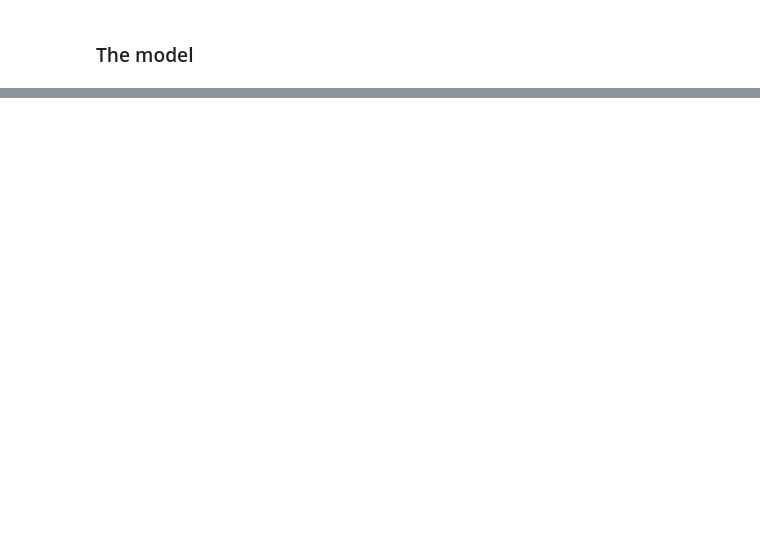
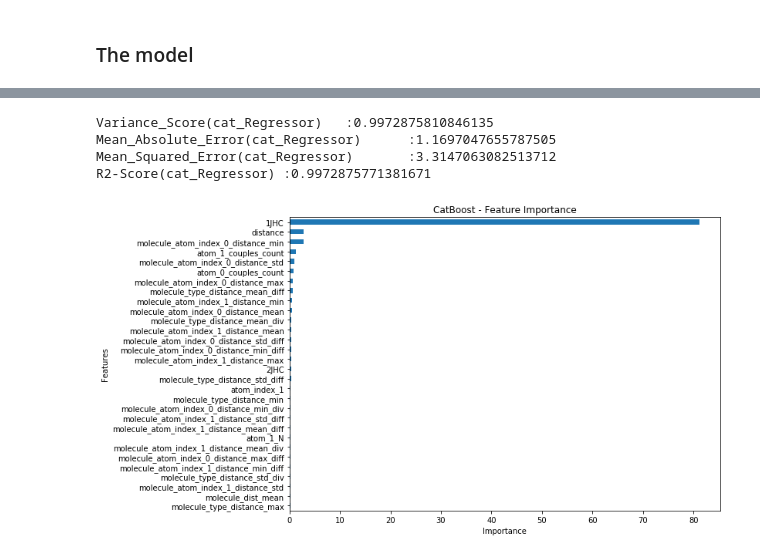
Before and after one commit to johngreibelarsen/predicting-molecular-properties, a Jupyter notebook: basic_feature_engineering_v2.ipynb, the cells around one changed output, grey strips where cells are left out. Drawn from its saved outputs; the diff is of its cells as text; code cells hidden in the pictures; blank space fills up the shorter version.

Commit message:
Added illustration for feature importance

```diff
--- a/basic_feature_engineering_v2.ipynb
+++ b/basic_feature_engineering_v2.ipynb
@@ -290,0 +530,11 @@ I DO NOT UNDERSTAND WHY THIS RESULTS IN A SCORE OF 2.423 ON KAGGLE WOULD HAVE EX
+# %%
+from sklearn.model_selection import train_test_split
+
+X_train_many_features, X_valid_many_features, y_train_many_features, y_valid_many_features = train_test_split(train_many_features_X, train_many_features_y, random_state = 13, test_size = 0.25)
+
+import gc
+
+del train_many_features_X
+del train_many_features_y
+
+gc.collect()
@@ -290,0 +543,4 @@ I DO NOT UNDERSTAND WHY THIS RESULTS IN A SCORE OF 2.423 ON KAGGLE WOULD HAVE EX
+# %%
+from catboost import CatBoostRegressor
+
+model_cat_many_features = CatBoostRegressor(iterations=100, depth= 13, random_seed = 23, task_type = "GPU", devices='0')
@@ -290,0 +557,18 @@ I DO NOT UNDERSTAND WHY THIS RESULTS IN A SCORE OF 2.423 ON KAGGLE WOULD HAVE EX
+# %%
+X_train_many_features = X_train_many_features.drop('id', axis=1)
+X_train_many_features = X_train_many_features.drop('molecule_name', axis=1)
+X_train_many_features = X_train_many_features.drop('atom_0', axis=1)
+X_train_many_features = X_train_many_features.drop('atom_1', axis=1)
+X_train_many_features = X_train_many_features.drop('type', axis=1)
+
+X_valid_many_features = X_valid_many_features.drop('id', axis=1)
+X_valid_many_features = X_valid_many_features.drop('molecule_name', axis=1)
+X_valid_many_features = X_valid_many_features.drop('atom_0', axis=1)
+X_valid_many_features = X_valid_many_features.drop('atom_1', axis=1)
+X_valid_many_features = X_valid_many_features.drop('type', axis=1)
+
+#test_many_features_X = test_many_features_X.drop('id', axis=1)
+#test_many_features_X = test_many_features_X.drop('molecule_name', axis=1)
+#test_many_features_X = test_many_features_X.drop('atom_0', axis=1)
+#test_many_features_X = test_many_features_X.drop('atom_1', axis=1)
+#test_many_features_X = test_many_features_X.drop('type', axis=1)
@@ -290,0 +579,2 @@ I DO NOT UNDERSTAND WHY THIS RESULTS IN A SCORE OF 2.423 ON KAGGLE WOULD HAVE EX
+# %%
+model_cat_many_features.fit(X_train_many_features, y_train_many_features, eval_set=(X_valid_many_features, y_valid_many_features), logging_level='Verbose', plot=True)
@@ -290,0 +604,12 @@ I DO NOT UNDERSTAND WHY THIS RESULTS IN A SCORE OF 2.423 ON KAGGLE WOULD HAVE EX
+# %%
+from sklearn.metrics import explained_variance_score, mean_absolute_error, mean_squared_error, r2_score
+
+print("Variance_Score(cat_Regressor)\t:"+str(explained_variance_score(y_valid_many_features,y_pred_many_features)))
+print("Mean_Absolute_Error(cat_Regressor)\t:"+str(mean_absolute_error(y_valid_many_features,y_pred_many_features)))
+print("Mean_Squared_Error(cat_Regressor)\t:"+str(mean_squared_error(y_valid_many_features,y_pred_many_features)))
+print("R2-Score(cat_Regressor)\t:"+str(r2_score(y_valid_many_features,y_pred_many_features)))
+# %% [output]
+Variance_Score(cat_Regressor)   :0.9972875810846135
+Mean_Absolute_Error(cat_Regressor)      :1.1697047655787505
+Mean_Squared_Error(cat_Regressor)       :3.3147063082513712
+R2-Score(cat_Regressor) :0.9972875771381671
@@ -290,0 +622,11 @@ I DO NOT UNDERSTAND WHY THIS RESULTS IN A SCORE OF 2.423 ON KAGGLE WOULD HAVE EX
+# %%
+import matplotlib.pyplot as plt
+
+fea_imp = pd.DataFrame({'col': X_train_many_features.columns, 'imp': model_cat_many_features.feature_importances_})
+fea_imp = fea_imp.sort_values(['imp', 'col'], ascending=[True, False]).iloc[-30:]
+fea_imp.plot(kind='barh', x='col', y='imp', figsize=(10, 7), legend=None)
+plt.title('CatBoost - Feature Importance')
+plt.ylabel('Features')
+plt.xlabel('Importance');
+# %% [output]
+[figure, added]
```
Also changed, not shown: parts of 112 cells of this notebook, 1 other file.
